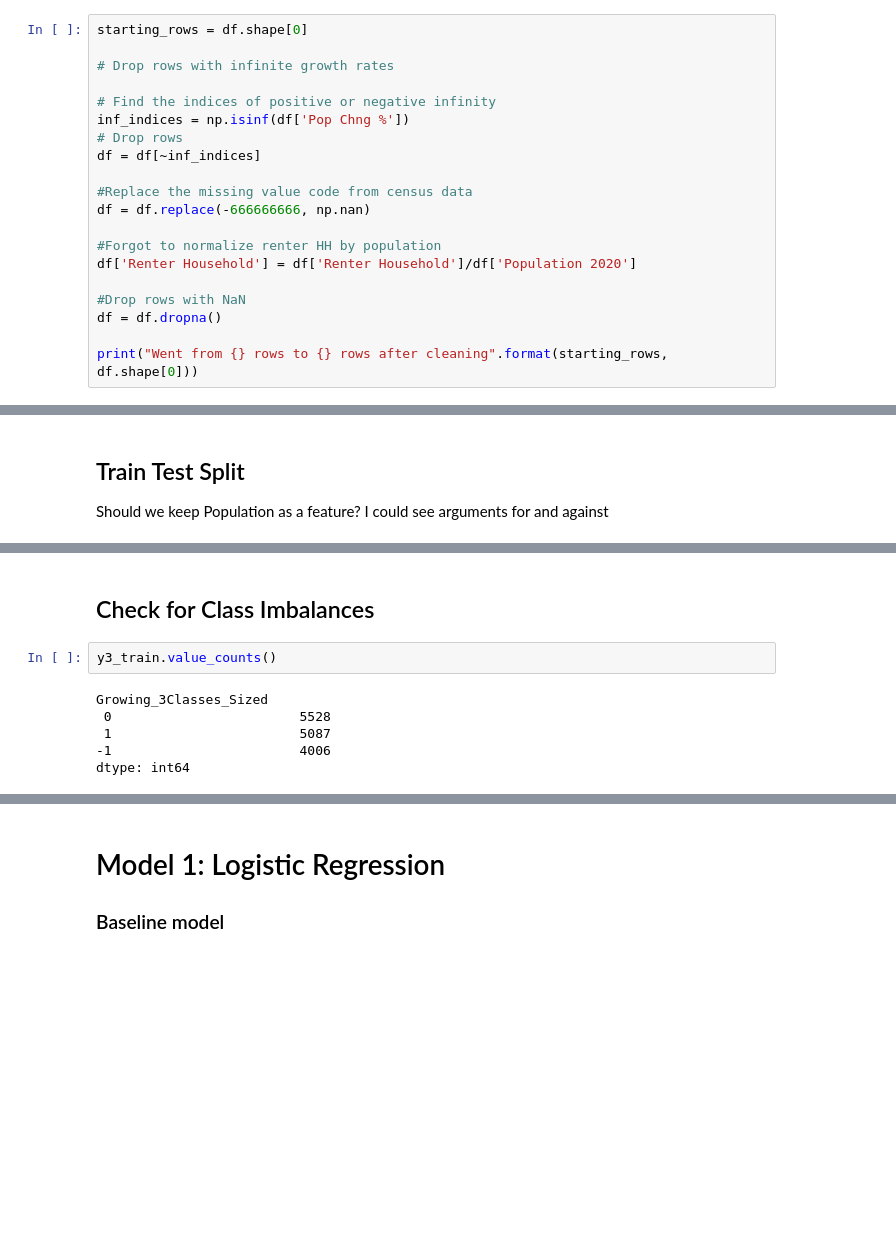
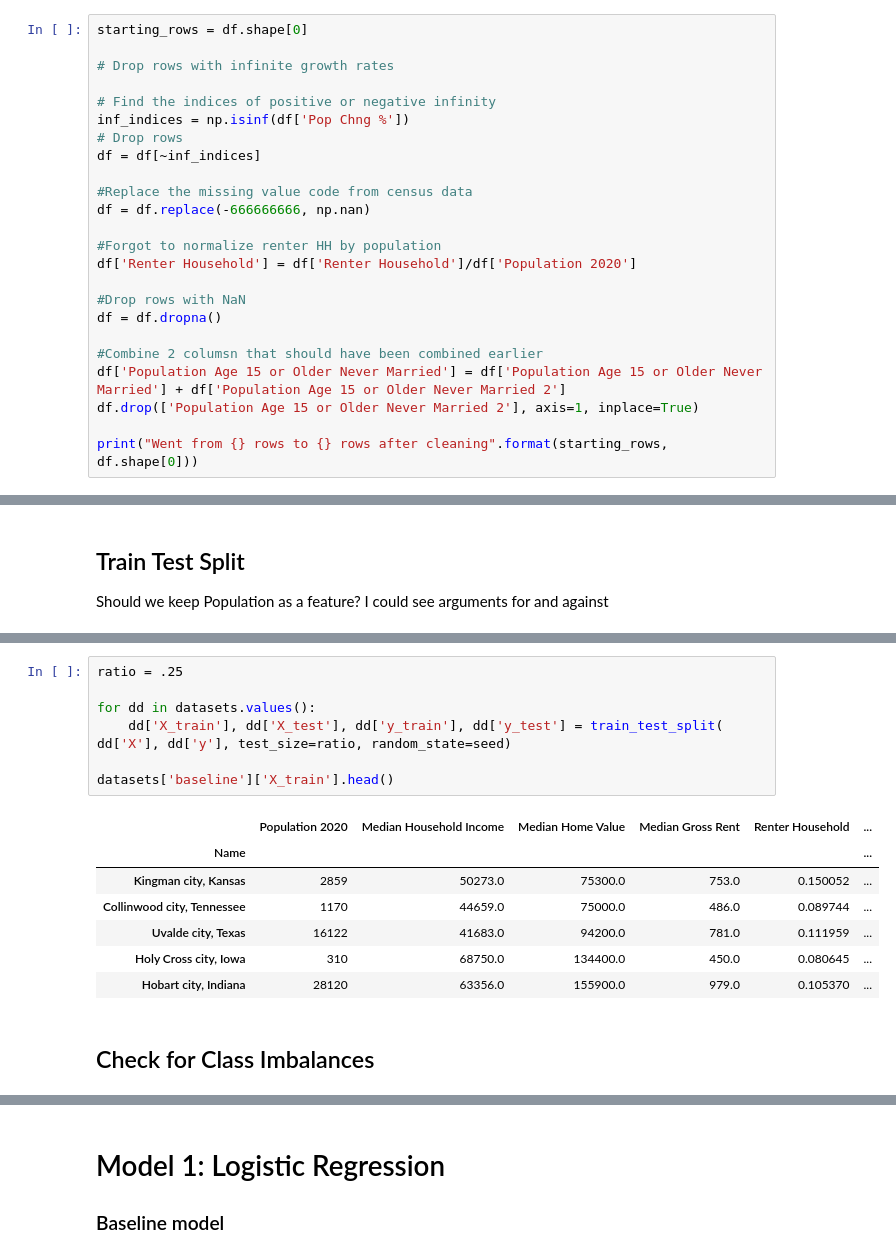
Before and after one commit to colton-lapp/DemographicChange, a Jupyter notebook: Q1_Classification-FINAL.ipynb, the cells around one changed output, grey strips where cells are left out. Drawn from its saved outputs; the diff is of its cells as text; blank space fills up the shorter version.

```diff
--- a/Q1_Classification-FINAL.ipynb
+++ b/Q1_Classification-FINAL.ipynb
@@ -89,6 +89,10 @@ df['Renter Household'] = df['Renter Household']/df['Population 2020']
 #Drop rows with NaN
 df = df.dropna()
 
+#Combine 2 columsn that should have been combined earlier
+df['Population Age 15 or Older Never Married'] = df['Population Age 15 or Older Never Married'] + df['Population Age 15 or Older Never Married 2']
+df.drop(['Population Age 15 or Older Never Married 2'], axis=1, inplace=True)
+
 print("Went from {} rows to {} rows after cleaning".format(starting_rows, df.shape[0]))
 # %% [output]
 Went from 19495 rows to 16665 rows after cleaning
@@ -362,10 +490,17 @@ X_train.head(3)
+# %%
+ratio = .25
+
+for dd in datasets.values():
+    dd['X_train'], dd['X_test'], dd['y_train'], dd['y_test'] = train_test_split( dd['X'], dd['y'], test_size=ratio, random_state=seed)
+
+datasets['baseline']['X_train'].head()
+# %% [output]
+|  | Population 2020 | Median Household Income | Median Home Value | Median Gross Rent | Renter Household | ... |
+| Name |  |  |  |  |  | ... |
+| Kingman city, Kansas | 2859 | 50273.0 | 75300.0 | 753.0 | 0.150052 | ... |
+| Collinwood city, Tennessee | 1170 | 44659.0 | 75000.0 | 486.0 | 0.089744 | ... |
+| Uvalde city, Texas | 16122 | 41683.0 | 94200.0 | 781.0 | 0.111959 | ... |
+| Holy Cross city, Iowa | 310 | 68750.0 | 134400.0 | 450.0 | 0.080645 | ... |
+| Hobart city, Indiana | 28120 | 63356.0 | 155900.0 | 979.0 | 0.105370 | ... |
 # %% [markdown]
 ## Check for Class Imbalances
-# %%
-y3_train.value_counts()
-# %% [output]
-Growing_3Classes_Sized
- 0                        5528
- 1                        5087
--1                        4006
-dtype: int64
```
Also changed, not shown: parts of 16 cells of this notebook.
